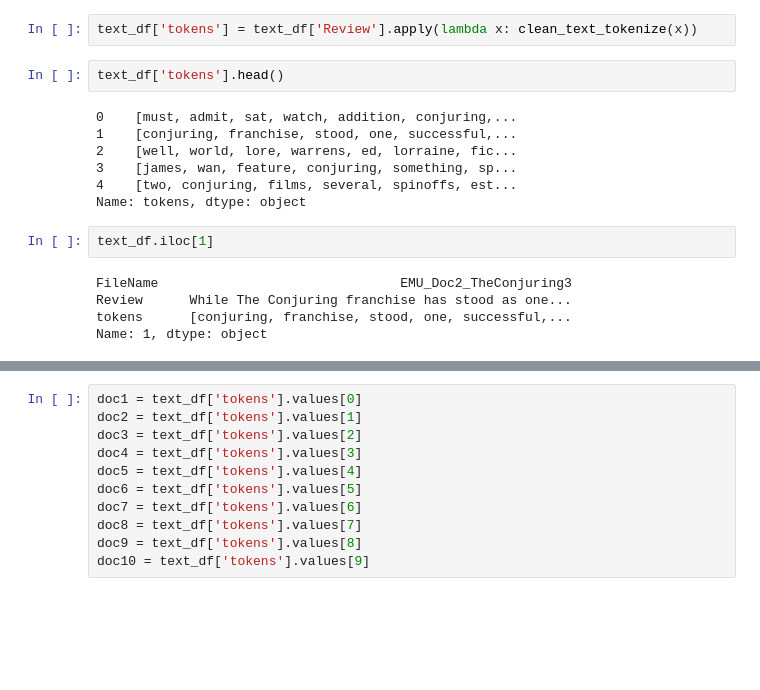
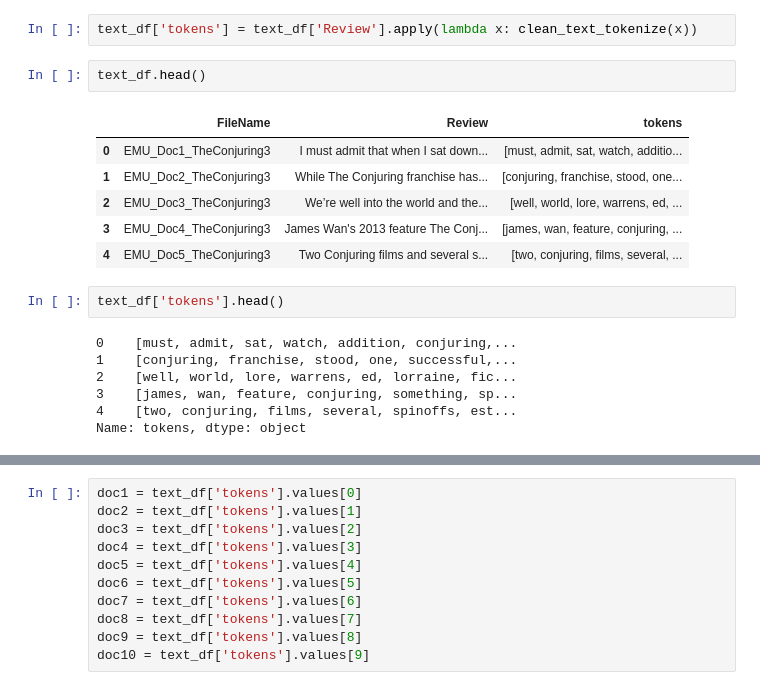
Before and after one commit to erinmcmahon26/NLP-Chat-Bot, a Jupyter notebook: Term-Extraction-Methods.ipynb, the cells around one changed output, grey strips where cells are left out. Cells and saved outputs as stored; diff of their text form; blank space fills up the shorter version.

```diff
--- a/Term-Extraction-Methods.ipynb
+++ b/Term-Extraction-Methods.ipynb
@@ -180,6 +180,15 @@ def clean_text_tokenize(document):
 Below we are applying all preprocessing/data cleaning functions to the movie reviews and separating each review into its own document:
 # %%
 text_df['tokens'] = text_df['Review'].apply(lambda x: clean_text_tokenize(x))
+# %%
+text_df.head()
+# %% [output]
+|  | FileName | Review | tokens |
+| 0 | EMU_Doc1_TheConjuring3 | I must admit that when I sat down... | [must, admit, sat, watch, additio... |
+| 1 | EMU_Doc2_TheConjuring3 | While The Conjuring franchise has... | [conjuring, franchise, stood, one... |
+| 2 | EMU_Doc3_TheConjuring3 | We’re well into the world and the... | [well, world, lore, warrens, ed, ... |
+| 3 | EMU_Doc4_TheConjuring3 | James Wan's 2013 feature The Conj... | [james, wan, feature, conjuring, ... |
+| 4 | EMU_Doc5_TheConjuring3 | Two Conjuring films and several s... | [two, conjuring, films, several, ... |
 # %%
 text_df['tokens'].head()
 # %% [output]
@@ -189,10 +198,3 @@ text_df['tokens'].head()
 3    [james, wan, feature, conjuring, something, sp...
 4    [two, conjuring, films, several, spinoffs, est...
 Name: tokens, dtype: object
-# %%
-text_df.iloc[1]
-# %% [output]
-FileName                               EMU_Doc2_TheConjuring3
-Review      While The Conjuring franchise has stood as one...
-tokens      [conjuring, franchise, stood, one, successful,...
-Name: 1, dtype: object
```
Also changed, not shown: parts of 7 cells of this notebook.
